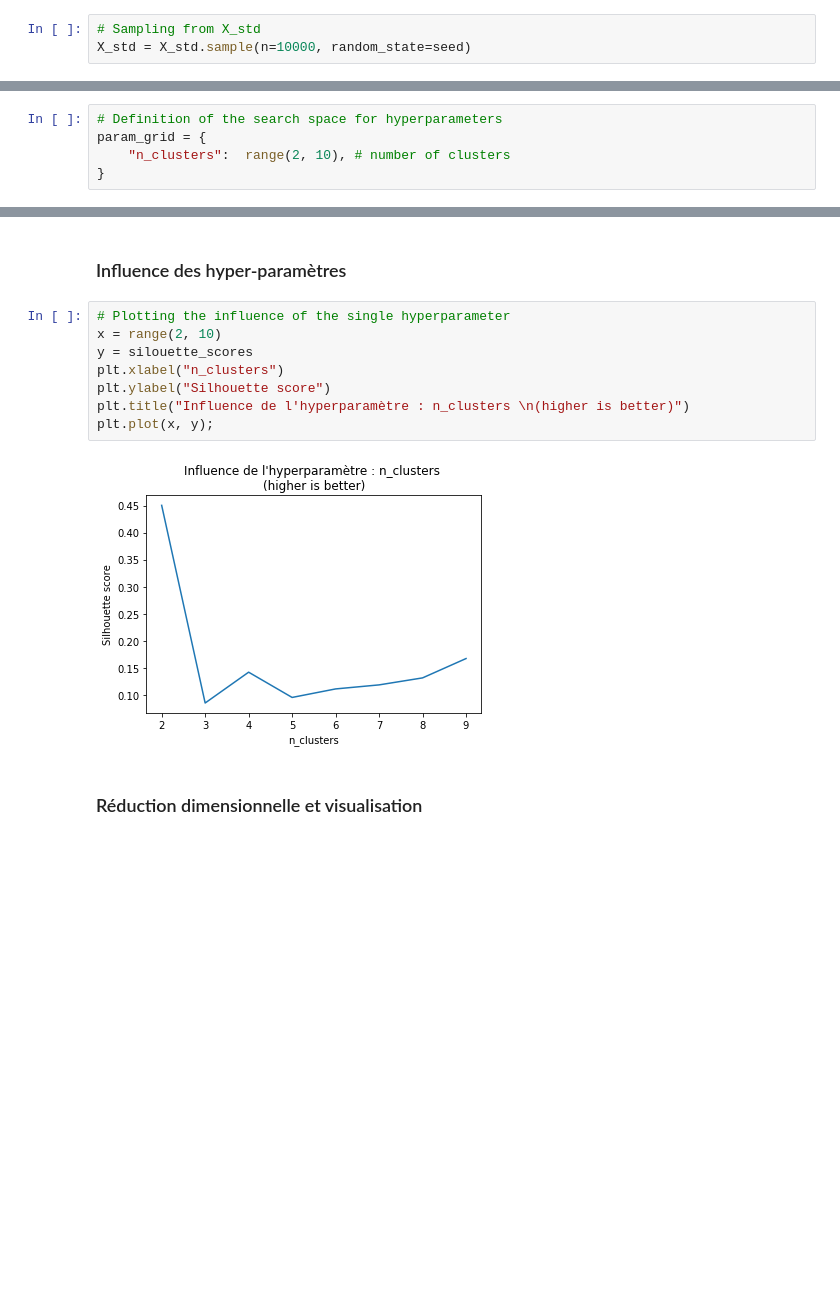
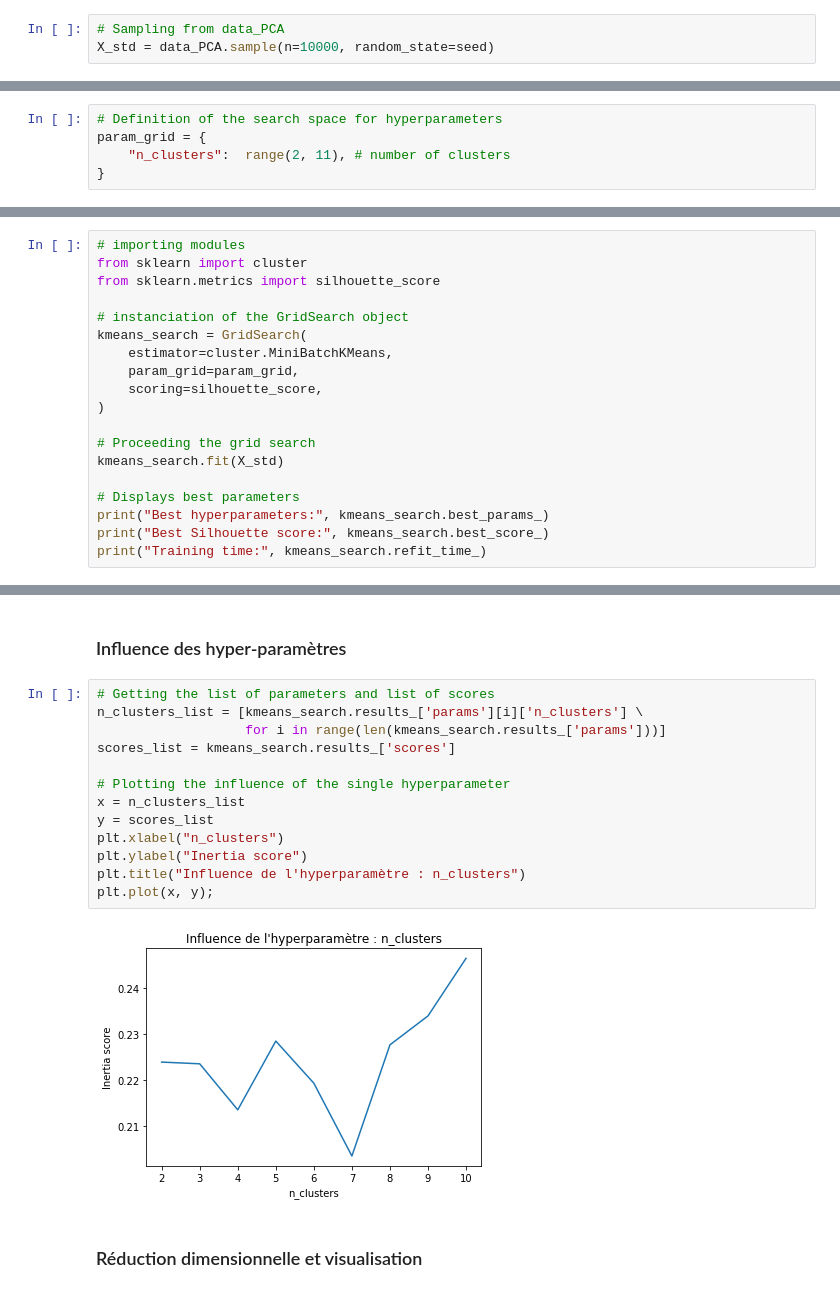
Before and after one commit to bayethiernodiop/Parcours-Data-Scientist, a Jupyter notebook: projet5/projet5_segmentation.ipynb, the cells around one changed output, grey strips where cells are left out. Drawn from its saved outputs; the diff is of its cells as text; blank space fills up the shorter version.

```diff
--- a/projet5/projet5_segmentation.ipynb
+++ b/projet5/projet5_segmentation.ipynb
@@ -54,3 +49,3 @@ Seed value:  492
 # %%
-# Sampling from X_std
-X_std = X_std.sample(n=10000, random_state=seed)
+# Sampling from data_PCA
+X_std = data_PCA.sample(n=10000, random_state=seed)
@@ -399,5 +509,5 @@ Gini coefficient: G = 0.449
 # %%
-# Definition of the search space for hyperparameters
+# Definition of the search space for hyperparameters
 param_grid = {
-    "n_clusters":  range(2, 10), # number of clusters
+    "n_clusters":  range(2, 11), # number of clusters
 }
@@ -471,0 +526,19 @@ for params_combination in combinations_to_test:
+# %%
+# importing modules
+from sklearn import cluster
+from sklearn.metrics import silhouette_score
+
+# instanciation of the GridSearch object
+kmeans_search = GridSearch(
+    estimator=cluster.MiniBatchKMeans,
+    param_grid=param_grid,
+    scoring=silhouette_score,
+)
+
+# Proceeding the grid search
+kmeans_search.fit(X_std)
+
+# Displays best parameters
+print("Best hyperparameters:", kmeans_search.best_params_)
+print("Best Silhouette score:", kmeans_search.best_score_)
+print("Training time:", kmeans_search.refit_time_)
@@ -472,15 +597,20 @@ for params_combination in combinations_to_test:
 # %% [markdown]
 ### Influence des hyper-paramètres
 # %%
+# Getting the list of parameters and list of scores
+n_clusters_list = [kmeans_search.results_['params'][i]['n_clusters'] \
+                   for i in range(len(kmeans_search.results_['params']))]
+scores_list = kmeans_search.results_['scores']
+
 # Plotting the influence of the single hyperparameter
-x = range(2, 10)
-y = silouette_scores
+x = n_clusters_list
+y = scores_list
 plt.xlabel("n_clusters")
-plt.ylabel("Silhouette score")
-plt.title("Influence de l'hyperparamètre : n_clusters \n(higher is better)")
+plt.ylabel("Inertia score")
+plt.title("Influence de l'hyperparamètre : n_clusters")
 plt.plot(x, y);
 # %% [output]
-[figure, old version]
+[figure, new version]
 # %% [markdown]
 ### Réduction dimensionnelle et visualisation
 # %%
```
Also changed, not shown: parts of 147 cells of this notebook, 5 other files.
